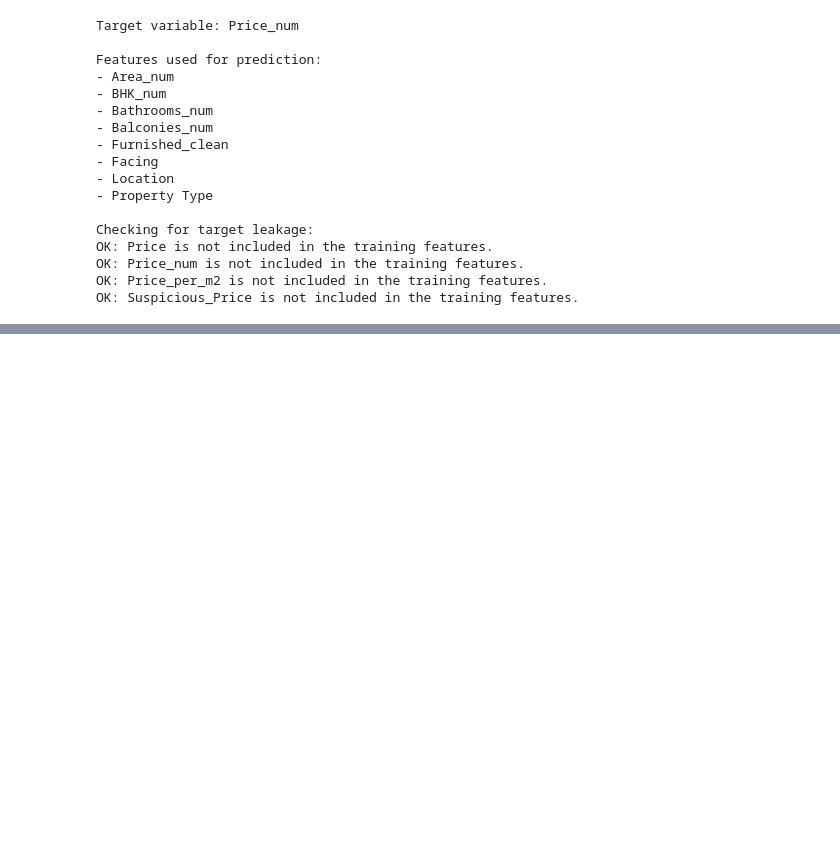
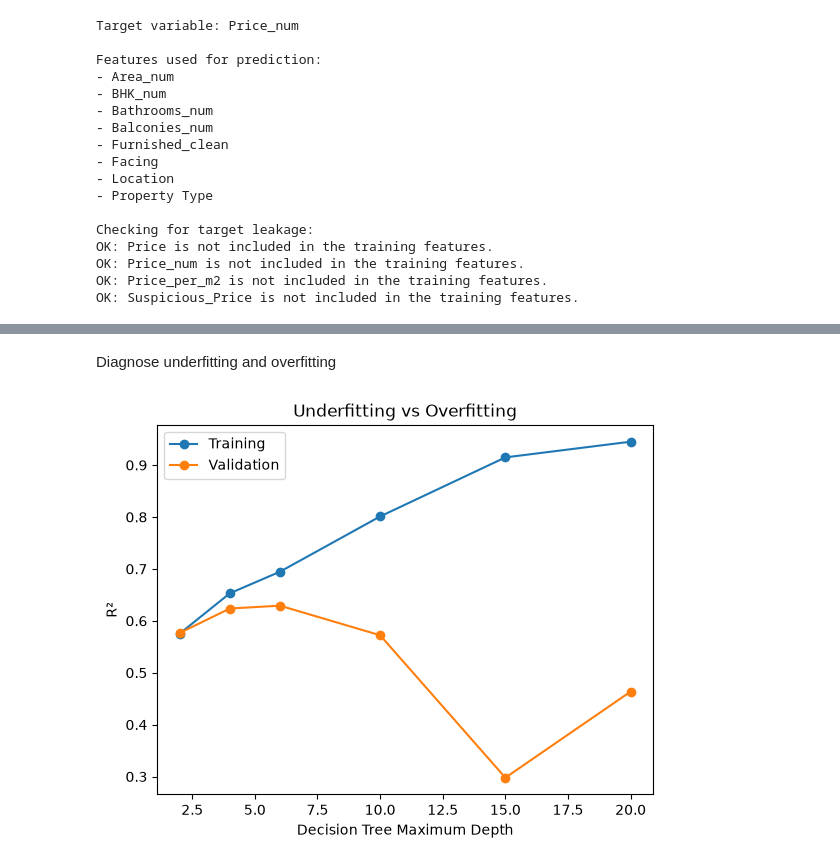
Before and after one commit to iaac-maai/group-3-day2-assignment, a Jupyter notebook: notebooks/supervised_learning.ipynb, the cells around one changed output, grey strips where cells are left out. Cells and saved outputs as stored; diff of their text form; code cells hidden in the pictures; blank space fills up the shorter version.

```diff
--- a/notebooks/supervised_learning.ipynb
+++ b/notebooks/supervised_learning.ipynb
@@ -844,0 +1809,18 @@ OK: Suspicious_Price is not included in the training features.
+# %%
+# Select the model with the highest mean cross-validation R²
+best_model_name = results_df.iloc[0]["Model"]
+best_model = models[best_model_name]
+
+scale = best_model_name in ["Linear Regression", "KNN (k=5)"]
+
+best_pipeline = rental_pipeline(
+    model=best_model,
+    scale=scale
+)
+
+best_pipeline.fit(X_train, y_train)
+
+print("Selected model:", best_model_name)
+print("Mean CV R²:", round(results_df.iloc[0]["R²"], 3))
+print("Mean CV MAE:", round(results_df.iloc[0]["MAE"], 3))
+print("Mean CV RMSE:", round(results_df.iloc[0]["RMSE"], 3))
@@ -844,0 +1944,30 @@ OK: Suspicious_Price is not included in the training features.
+# %% [markdown]
+Diagnose underfitting and overfitting
+# %%
+from sklearn.model_selection import validation_curve
+from sklearn.tree import DecisionTreeRegressor
+import matplotlib.pyplot as plt
+
+tree_pipe = rental_pipeline(
+    model=DecisionTreeRegressor(random_state=42),
+    scale=False
+)
+
+depths = [2, 4, 6, 10, 15, 20]
+
+train_scores, val_scores = validation_curve(
+    tree_pipe, X_train, y_train,
+    param_name="model__max_depth",
+    param_range=depths,
+    cv=cv, scoring="r2", n_jobs=-1
+)
+
+plt.plot(depths, train_scores.mean(axis=1), marker="o", label="Training")
+plt.plot(depths, val_scores.mean(axis=1), marker="o", label="Validation")
+plt.xlabel("Decision Tree Maximum Depth")
+plt.ylabel("R²")
+plt.title("Underfitting vs Overfitting")
+plt.legend()
+plt.show()
+# %% [output]
+[figure, added]
```
Also changed, not shown: parts of 112 cells of this notebook.
